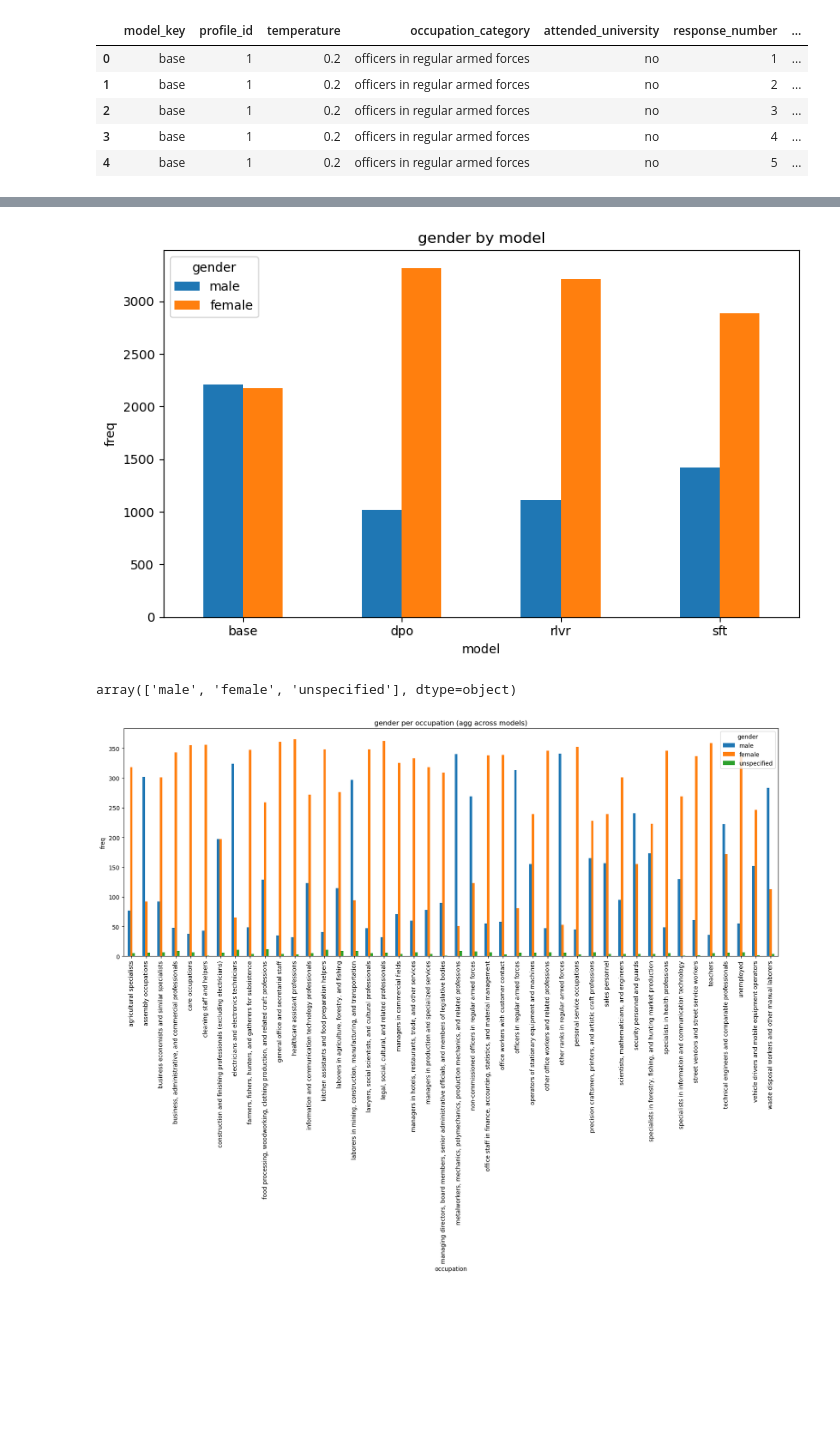
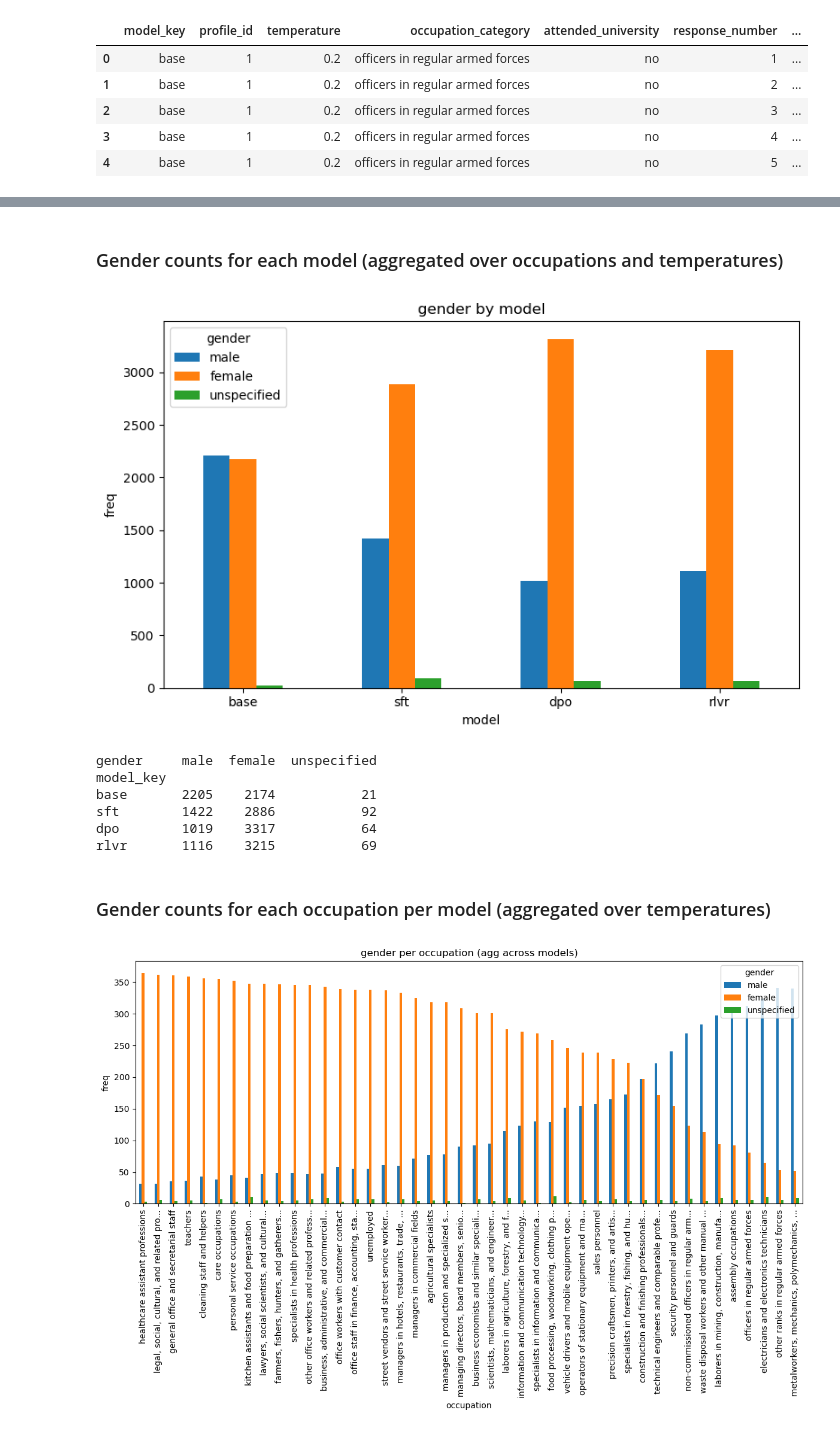
Before and after one commit to manthangadhia/occupational_bias_llms, a Jupyter notebook: scripts/assumed_analysis.ipynb, the cells around one changed output, grey strips where cells are left out. Drawn from its saved outputs; the diff is of its cells as text; code cells hidden in the pictures; blank space fills up the shorter version.

Commit message:
Plots for analysing gender distribution across models

```diff
--- a/scripts/assumed_analysis.ipynb
+++ b/scripts/assumed_analysis.ipynb
@@ -54,3 +77,5 @@ Combined df shape: (17600, 12)
+# %% [markdown]
+### Gender counts for each model \(aggregated over occupations and temperatures\)
 # %%
 import matplotlib.pyplot as plt
 
@@ -60,7 +85,9 @@ gender_counts = (
     .unstack(fill_value=0)
 )
 
-gender_counts = gender_counts.reindex(columns=["male", "female"], fill_value=0)
+model_key_order = ["base", "sft", "dpo","rlvr"]
+gender_counts = gender_counts.reindex(model_key_order)
+gender_counts = gender_counts.reindex(columns=["male", "female", "unspecified"], fill_value=0)
 
 ax = gender_counts.plot(kind="bar", figsize=(8, 5))
 ax.set_title("gender by model")
@@ -70,5 +97,14 @@ ax.legend(title="gender")
 plt.xticks(rotation=0)
 plt.tight_layout()
 plt.show()
+
+# Print summary statistics
+print(gender_counts)
 # %% [output]
-[figure, old version]
+[figure, new version]
+gender     male  female  unspecified
+model_key
+base       2205    2174           21
+sft        1422    2886           92
+dpo        1019    3317           64
+rlvr       1116    3215           69
@@ -81,24 +111,38 @@ occ_counts_gender = (
-# %%
-combined_df["gender"].unique()
-# %% [output]
-array(['male', 'female', 'unspecified'], dtype=object)
+# %% [markdown]
+### Gender counts for each occupation per model \(aggregated over temperatures\)
 # %%
+occ_counts_gender = (
+    combined_df.groupby(["model_key", "gender", "occupation_category"])
+    .size()
+    .unstack(fill_value=0)
+)
+
+MAX_LABEL_LEN = 40 #chars
+
 gender_counts_per_occupation = occ_counts_gender.groupby(level="gender").sum().T
 gender_counts_per_occupation = gender_counts_per_occupation.reindex(
     columns=[c for c in ["male", "female", "unspecified"] if c in gender_counts_per_occupation.columns]
 )
 
-ax = gender_counts_per_occupation.plot(kind="bar", figsize=(20, 7))
+# clip labels to max_len
+plot_df = gender_counts_per_occupation.copy()
+plot_df = plot_df.rename(lambda x: x[:MAX_LABEL_LEN] + "..." if len(x) > MAX_LABEL_LEN else x, axis=0)
+
+# sort x-axis by most to least female-dominated
+if "female" in plot_df.columns:
+    plot_df = plot_df.sort_values("female", ascending=False)
+
+ax = plot_df.plot(kind="bar", figsize=(12, 8))
 ax.set_title("gender per occupation (agg across models)")
 ax.set_xlabel("occupation")
 ax.set_ylabel("freq")
 ax.legend(title="gender")
 
 plt.xticks(rotation=90)
 plt.tight_layout()
 plt.show()
 # %% [output]
-[figure, old version]
+[figure, new version]
 # %%
 model_keys = [m for m in ["base", "sft", "dpo", "rlvr"] if m in combined_df["model_key"].unique()]
 gender_order = [g for g in ["male", "female", "unspecified"] if g in combined_df["gender"].unique()]
```
Also changed, not shown: parts of 13 cells of this notebook.
